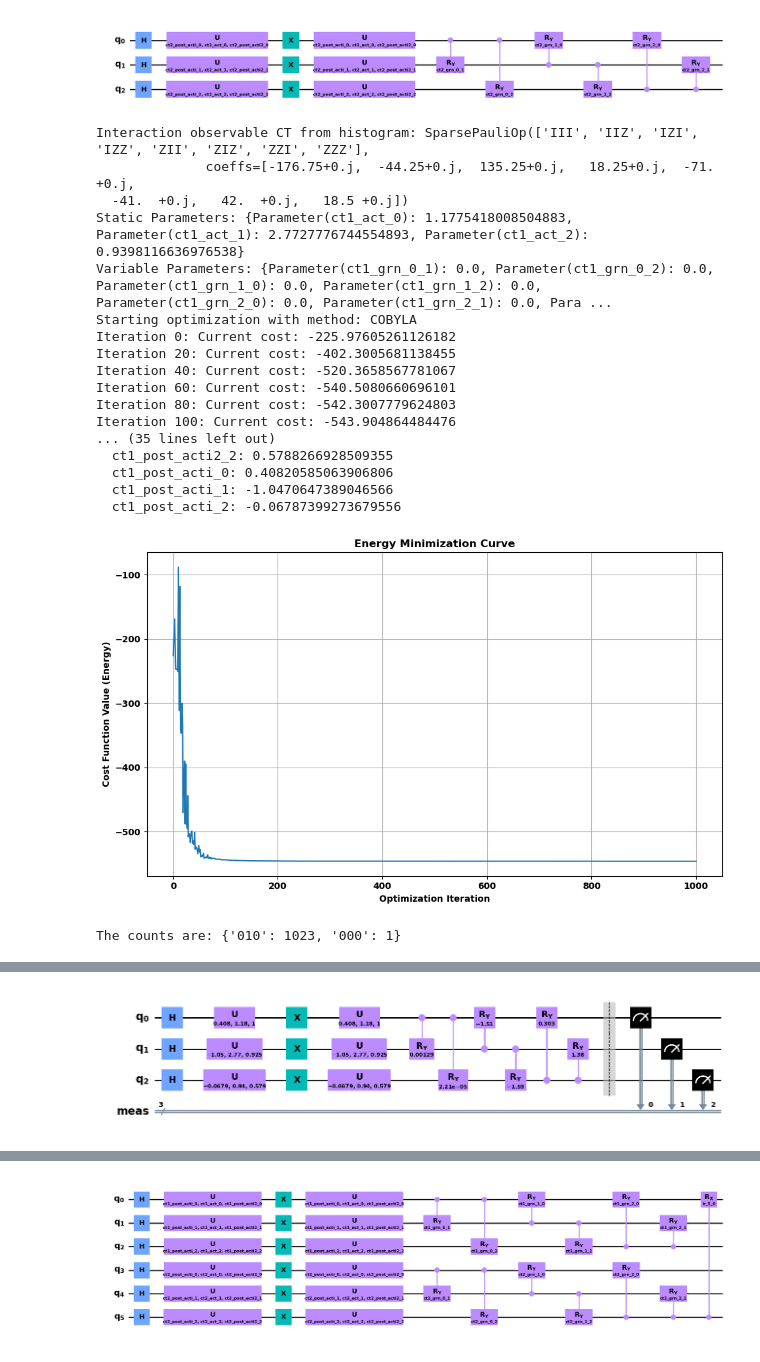
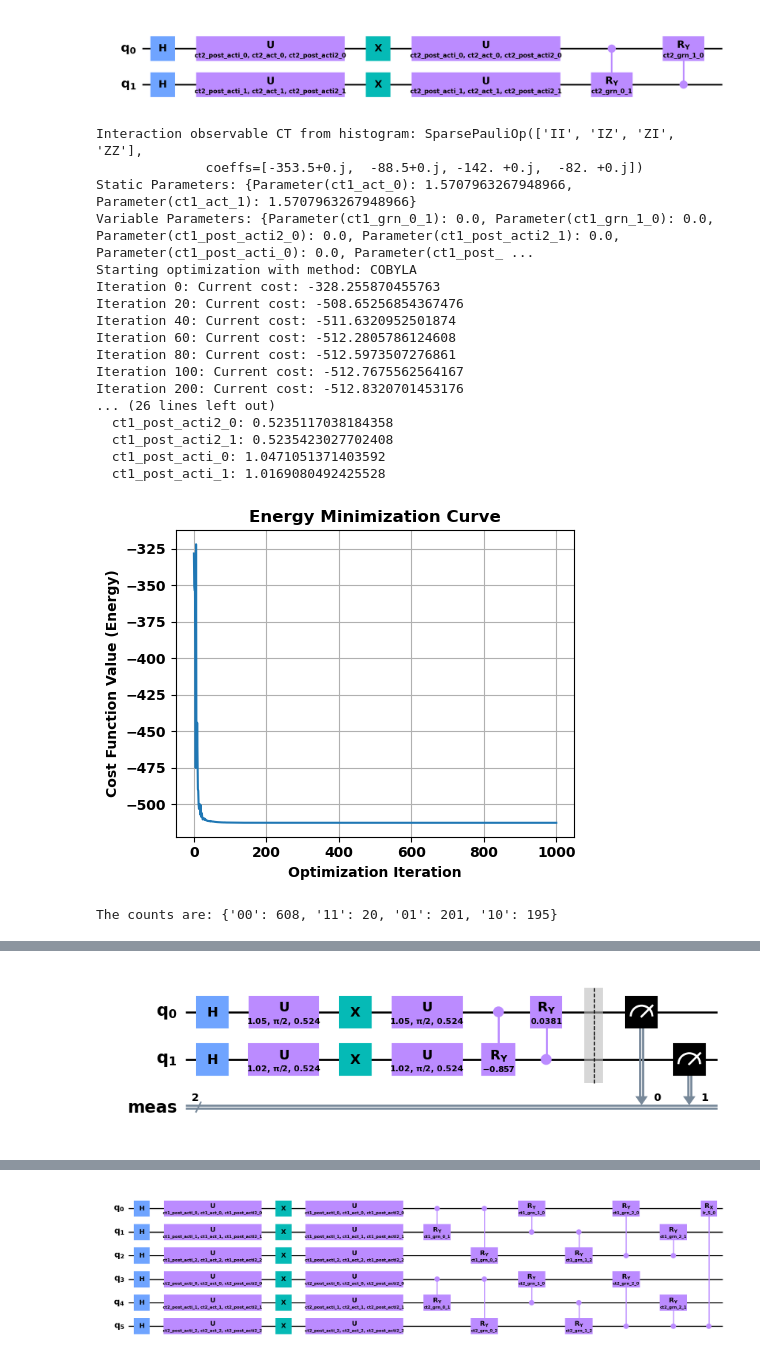
Before and after one commit to cailab-tamu/QuantumXCT, a Jupyter notebook: python/cc_grn_opt_1link.ipynb, the cells around one changed output, grey strips where cells are left out. Saved outputs shown, nothing was run; the diff lists cells and outputs as text; code cells hidden in the pictures.

```diff
--- a/python/cc_grn_opt_1link.ipynb
+++ b/python/cc_grn_opt_1link.ipynb
@@ -13,13 +15,12 @@ sc.pp.log1p(adata)
 #gl_source = ['TGFBR2', 'SMAD3', 'HIF1A', 'PDGFB'] # All values from the first column
 #gl_recv =['PDGFRB', 'FN1', 'TGFB1']  # All values from the second column
 
-gl_source = ['TGFBR2', 'HIF1A', 'PDGFB'] # All values from the first column
-gl_recv =['PDGFRB', 'FN1', 'TGFB1']  # All values from the second column
+#gl_source = ['TGFBR2', 'HIF1A', 'PDGFB'] # All values from the first column
+#gl_recv =['PDGFRB', 'FN1', 'TGFB1']  # All values from the second column
 
-#gl_source = ['TGFBR2', 'PDGFB'] # All values from the first column
-#gl_recv =['PDGFRB', 'TGFB1']  # All values from the second column
+gl_source = ['TGFBR2', 'PDGFB'] # All values from the first column
+gl_recv =['PDGFRB', 'TGFB1']  # All values from the second column
 
-np.random.seed(42)
 pi_mul = np.pi*2/4
 # %%
 ict1 = adata.obs["BatchID"] == "Cancer Cells (Co)"
@@ -256,47 +259,51 @@ ng_ct2 = len(gl_recv)  #Example for a second cell type
 ansatz_grn_ct2_mo = create_grn_ansatz(ng_ct2, "CT2")
 # Create co cultured grn
 ansatz_grn_ct2_co = create_grn_ansatz(ng_ct2, "CT2")
-ansatz_grn_ct2_mo.draw(output="mpl", style="clifford", fold=40)
+ansatz_grn_ct2_mo.draw(output="mpl", style="clifford", fold=40, scale=2.0, filename='circuit_vqe_opt_ct2.svg')
 # %% [output]
-[figure, old version]
+[figure, new version]
 # %%
 result_interaction_bfgs, optimized_full_params_ct1_co, cost_values = vqe_solver(
     joint_counts_ct1_co,
     ansatz_grn_ct1_co, # Renamed from 'cirquit' for common convention
     ct1_percentages_co, # Renamed from 'act_percentages' for consistency with create_parameter_dictionaries_cust
     cost_func_wrapper, # This function needs to be defined to accept the correct arguments (see comments below)
     min_ones_obs=min_ones, # Added as an explicit argument for flexibility
     optimizer_method="COBYLA",# COBYLA | L-BFGS-B
 )
 
 # Plot the cost function values
-plt.figure(figsize=(10, 6))
+plt.figure(figsize=(5, 4))
 plt.plot(cost_values)
 plt.xlabel("Optimization Iteration")
 plt.ylabel("Cost Function Value (Energy)")
 plt.title("Energy Minimization Curve")
 plt.grid(True)
 plt.tight_layout()
+plt.savefig('vqe_opt_curve_co_ct1.svg', bbox_inches='tight')
 plt.show()
-counts, bound_circuit = evaluate_and_plot_ansatz(ansatz_grn_ct1_co, optimized_full_params_ct1_co, shots=1024)
+
+
+counts, bound_circuit = evaluate_and_plot_ansatz(ansatz_grn_ct1_co, optimized_full_params_ct1_co, shots=1024, title="VQE Opt. Histogram Co-CT1", figsize=(5, 4), filename='hist_vqe_opt_co_ct1.svg')
+
 bound_circuit.draw(output="mpl", style="clifford", fold=40)  # Show the circuit plot
 # %% [output]
-Interaction observable CT from histogram: SparsePauliOp(['III', 'IIZ', 'IZI', 'IZZ', 'ZII', 'ZIZ', 'ZZI', 'ZZZ'],
-              coeffs=[-176.75+0.j,  -44.25+0.j,  135.25+0.j,   18.25+0.j,  -71.  +0.j,
-  -41.  +0.j,   42.  +0.j,   18.5 +0.j])
-Static Parameters: {Parameter(ct1_act_0): 1.1775418008504883, Parameter(ct1_act_1): 2.7727776744554893, Parameter(ct1_act_2): 0.9398116636976538}
-Variable Parameters: {Parameter(ct1_grn_0_1): 0.0, Parameter(ct1_grn_0_2): 0.0, Parameter(ct1_grn_1_0): 0.0, Parameter(ct1_grn_1_2): 0.0, Parameter(ct1_grn_2_0): 0.0, Parameter(ct1_grn_2_1): 0.0, Para ...
+Interaction observable CT from histogram: SparsePauliOp(['II', 'IZ', 'ZI', 'ZZ'],
+              coeffs=[-353.5+0.j,  -88.5+0.j, -142. +0.j,  -82. +0.j])
+Static Parameters: {Parameter(ct1_act_0): 1.5707963267948966, Parameter(ct1_act_1): 1.5707963267948966}
+Variable Parameters: {Parameter(ct1_grn_0_1): 0.0, Parameter(ct1_grn_1_0): 0.0, Parameter(ct1_post_acti2_0): 0.0, Parameter(ct1_post_acti2_1): 0.0, Parameter(ct1_post_acti_0): 0.0, Parameter(ct1_post_ ...
 Starting optimization with method: COBYLA
-Iteration 0: Current cost: -225.97605261126182
-Iteration 20: Current cost: -402.3005681138455
-Iteration 40: Current cost: -520.3658567781067
-Iteration 60: Current cost: -540.5080660696101
-Iteration 80: Current cost: -542.3007779624803
-Iteration 100: Current cost: -543.904864484476
-... (35 lines left out)
-  ct1_post_acti2_2: 0.5788266928509355
-  ct1_post_acti_0: 0.40820585063906806
-  ct1_post_acti_1: -1.0470647389046566
-  ct1_post_acti_2: -0.06787399273679556
+Iteration 0: Current cost: -328.255870455763
+Iteration 20: Current cost: -508.65256854367476
+Iteration 40: Current cost: -511.6320952501874
+Iteration 60: Current cost: -512.2805786124608
+Iteration 80: Current cost: -512.5973507276861
+Iteration 100: Current cost: -512.7675562564167
+Iteration 200: Current cost: -512.8320701453176
+... (26 lines left out)
+  ct1_post_acti2_0: 0.5235117038184358
+  ct1_post_acti2_1: 0.5235423027702408
+  ct1_post_acti_0: 1.0471051371403592
+  ct1_post_acti_1: 1.0169080492425528
-[figure, old version]
+[figure, new version]
-The counts are: {'010': 1023, '000': 1}
+The counts are: {'00': 608, '11': 20, '01': 201, '10': 195}
@@ -304,4 +311,4 @@ The counts are: {'010': 1023, '000': 1}
-[figure, old version]
+[figure, new version]
 # %%
 result_interaction_bfgs, optimized_full_params_ct1_mo, cost_values = vqe_solver(
     joint_counts_ct1_mo,
```
Also changed, not shown: parts of 21 cells of this notebook, 3 other files.
